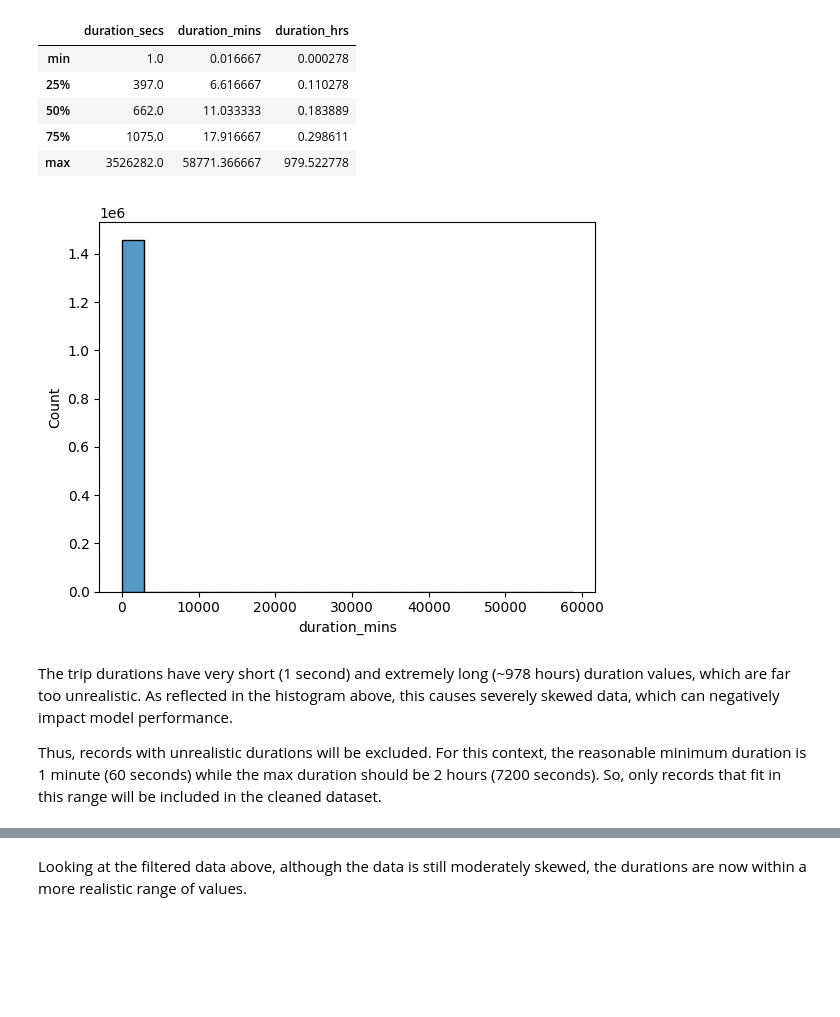
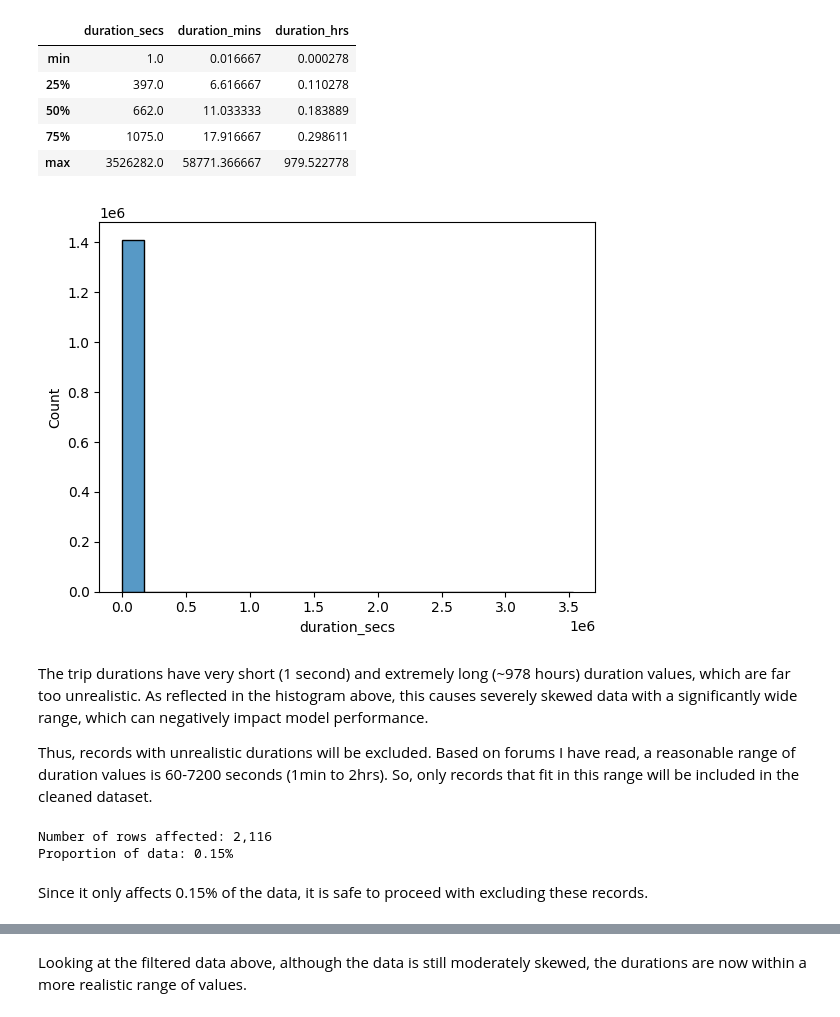
Before and after one commit to rimvelvet31/nyc-taxi-trip-duration-prediction, a Jupyter notebook: notebook.ipynb, the cells around one changed output, grey strips where cells are left out. Saved outputs shown, nothing was run; the diff lists cells and outputs as text; code cells hidden in the pictures; blank space fills up the shorter version.

```diff
--- a/notebook.ipynb
+++ b/notebook.ipynb
@@ -167,9 +212,9 @@ Proportion of data: 3.32%
 # %%
 # Check for suspicious trip durations
 trip_times_converted = pd.DataFrame({
-    "duration_secs": train_data["trip_duration"],
-    "duration_mins": train_data["trip_duration"] / 60,
-    "duration_hrs": train_data["trip_duration"] / 3600
+    "duration_secs": train_data_clean["trip_duration"],
+    "duration_mins": train_data_clean["trip_duration"] / 60,
+    "duration_hrs": train_data_clean["trip_duration"] / 3600
 })
 
 trip_times_converted.describe().loc[['min', '25%', '50%', '75%', 'max']]
@@ -181,12 +226,23 @@ trip_times_converted.describe().loc[['min', '25%', '50%', '75%', 'max']]
 | 75% | 1075.0 | 17.916667 | 0.298611 |
 | max | 3526282.0 | 58771.366667 | 979.522778 |
 # %%
-sns.histplot(data=trip_times_converted, x="duration_mins", bins=20)
+sns.histplot(data=trip_times_converted, x="duration_secs", bins=20)
 plt.show()
 # %% [output]
-[figure, old version]
+[figure, new version]
 # %% [markdown]
-The trip durations have very short (1 second) and extremely long (~978 hours) duration values, which are far too unrealistic. As reflected in the histogram above, this causes severely skewed data, which can negatively impact model performance.
+The trip durations have very short (1 second) and extremely long (~978 hours) duration values, which are far too unrealistic. As reflected in the histogram above, this causes severely skewed data with a significantly wide range, which can negatively impact model performance.
 
-Thus, records with unrealistic durations will be excluded. For this context, the reasonable minimum duration is 1 minute (60 seconds) while the max duration should be 2 hours (7200 seconds). So, only records that fit in this range will be included in the cleaned dataset.
+Thus, records with unrealistic durations will be excluded. Based on forums I have read, a reasonable range of duration values is 60-7200 seconds (1min to 2hrs). So, only records that fit in this range will be included in the cleaned dataset.
+# %%
+# Count how many rows are affected
+unrealistic_durations = len(train_data_clean[(train_data_clean["trip_duration"] < 1) | (train_data_clean["trip_duration"] > 7200)])
+
+print(f"Number of rows affected: {unrealistic_durations:,}")
+print(f"Proportion of data: {unrealistic_durations / len(train_data_clean) * 100:.2f}%")
+# %% [output]
+Number of rows affected: 2,116
+Proportion of data: 0.15%
+# %% [markdown]
+Since it only affects 0.15% of the data, it is safe to proceed with excluding these records.
 # %%
```
Also changed, not shown: parts of 61 cells of this notebook, 1 other file.
